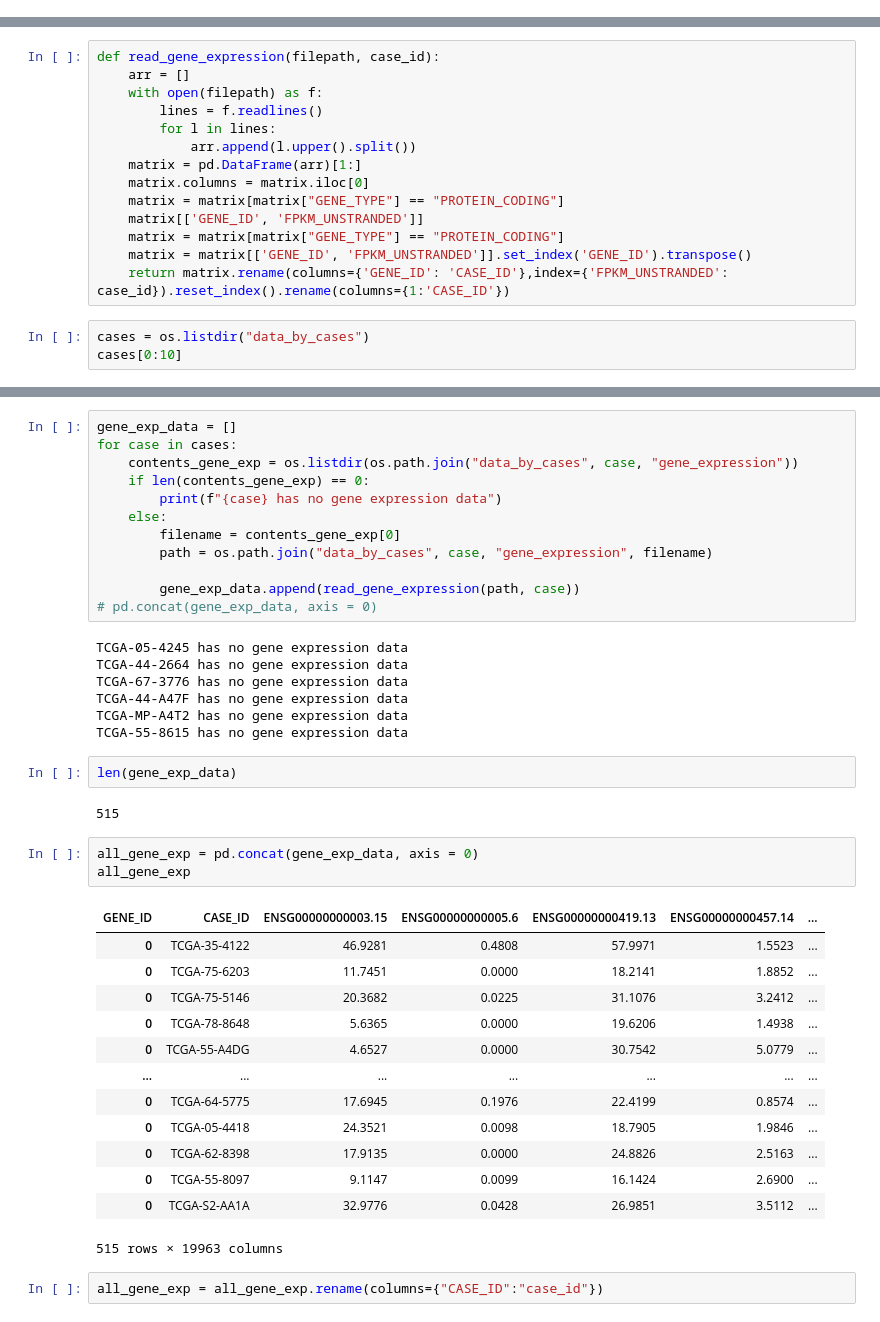
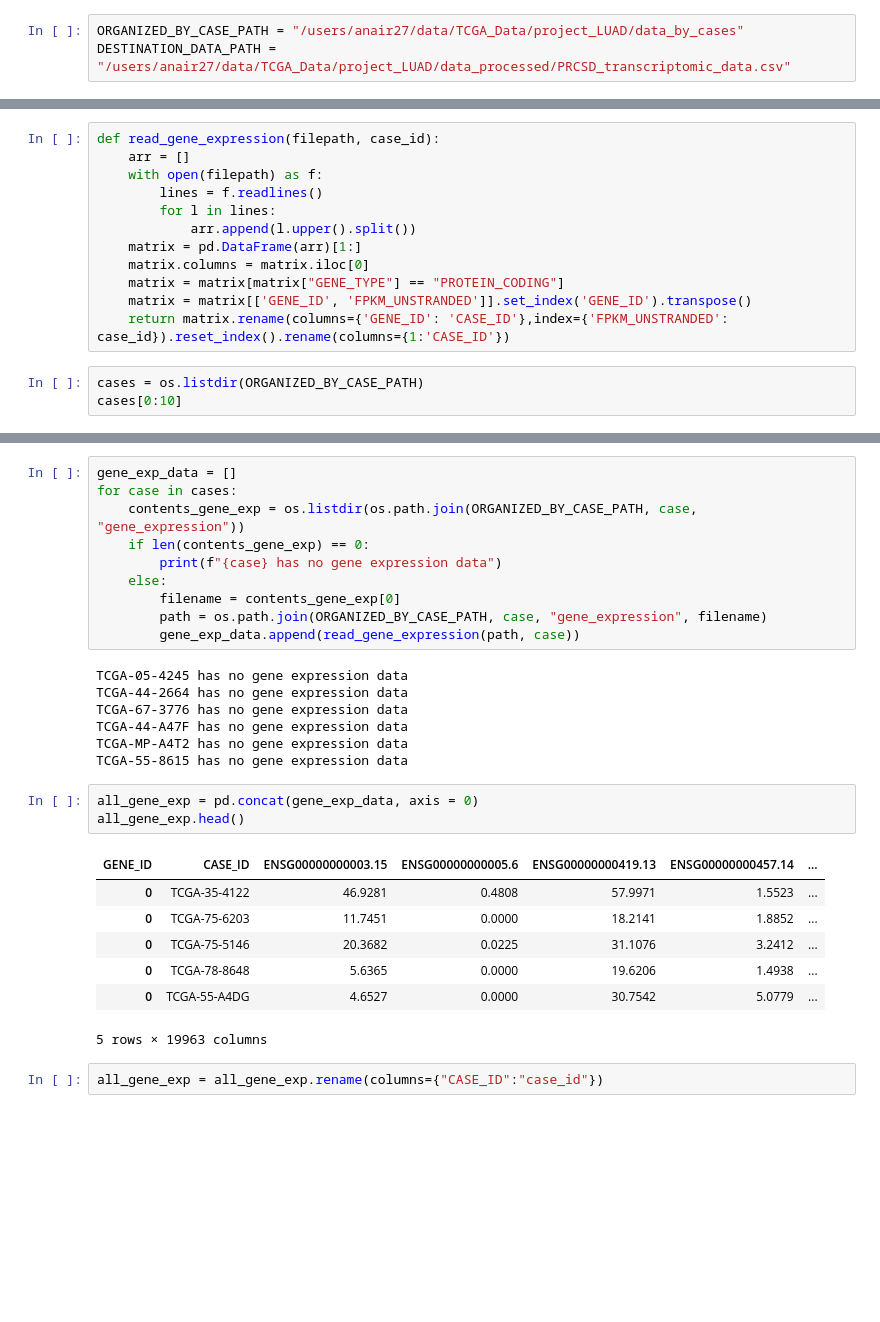
Before and after one commit to akira-nair/multiomic-model-tcga, a Jupyter notebook: preprocessing/preprocess_transcriptomic/create_transcriptome_dataset.ipynb, the cells around one changed output, grey strips where cells are left out. Cells and saved outputs as stored; diff of their text form; blank space fills up the shorter version.

```diff
--- a/preprocessing/preprocess_transcriptomic/create_transcriptome_dataset.ipynb
+++ b/preprocessing/preprocess_transcriptomic/create_transcriptome_dataset.ipynb
@@ -40,0 +16,3 @@ diagnosis.head(10)
+# %%
+ORGANIZED_BY_CASE_PATH = "/users/anair27/data/TCGA_Data/project_LUAD/data_by_cases"
+DESTINATION_DATA_PATH = "/users/anair27/data/TCGA_Data/project_LUAD/data_processed/PRCSD_transcriptomic_data.csv"
@@ -48,12 +28,10 @@ def read_gene_expression(filepath, case_id):
     matrix = pd.DataFrame(arr)[1:]
     matrix.columns = matrix.iloc[0]
     matrix = matrix[matrix["GENE_TYPE"] == "PROTEIN_CODING"]
-    matrix[['GENE_ID', 'FPKM_UNSTRANDED']]
-    matrix = matrix[matrix["GENE_TYPE"] == "PROTEIN_CODING"]
     matrix = matrix[['GENE_ID', 'FPKM_UNSTRANDED']].set_index('GENE_ID').transpose()
     return matrix.rename(columns={'GENE_ID': 'CASE_ID'},index={'FPKM_UNSTRANDED': case_id}).reset_index().rename(columns={1:'CASE_ID'})
 # %%
-cases = os.listdir("data_by_cases")
+cases = os.listdir(ORGANIZED_BY_CASE_PATH)
 cases[0:10]
 # %% [output]
 ['TCGA-35-4122',
@@ -69,15 +49,13 @@ cases[0:10]
 # %%
 gene_exp_data = []
 for case in cases:
-    contents_gene_exp = os.listdir(os.path.join("data_by_cases", case, "gene_expression"))
+    contents_gene_exp = os.listdir(os.path.join(ORGANIZED_BY_CASE_PATH, case, "gene_expression"))
     if len(contents_gene_exp) == 0:
         print(f"{case} has no gene expression data")
     else:
         filename = contents_gene_exp[0]
-        path = os.path.join("data_by_cases", case, "gene_expression", filename)
-
+        path = os.path.join(ORGANIZED_BY_CASE_PATH, case, "gene_expression", filename)
         gene_exp_data.append(read_gene_expression(path, case))
-# pd.concat(gene_exp_data, axis = 0)
 # %% [output]
 TCGA-05-4245 has no gene expression data
 TCGA-44-2664 has no gene expression data
@@ -85,26 +63,16 @@ TCGA-67-3776 has no gene expression data
 TCGA-44-A47F has no gene expression data
 TCGA-MP-A4T2 has no gene expression data
 TCGA-55-8615 has no gene expression data
-# %%
-len(gene_exp_data)
-# %% [output]
-515
 # %%
 all_gene_exp = pd.concat(gene_exp_data, axis = 0)
-all_gene_exp
+all_gene_exp.head()
 # %% [output]
 | GENE_ID | CASE_ID | ENSG00000000003.15 | ENSG00000000005.6 | ENSG00000000419.13 | ENSG00000000457.14 | ... |
 | 0 | TCGA-35-4122 | 46.9281 | 0.4808 | 57.9971 | 1.5523 | ... |
 | 0 | TCGA-75-6203 | 11.7451 | 0.0000 | 18.2141 | 1.8852 | ... |
 | 0 | TCGA-75-5146 | 20.3682 | 0.0225 | 31.1076 | 3.2412 | ... |
 | 0 | TCGA-78-8648 | 5.6365 | 0.0000 | 19.6206 | 1.4938 | ... |
 | 0 | TCGA-55-A4DG | 4.6527 | 0.0000 | 30.7542 | 5.0779 | ... |
-| ... | ... | ... | ... | ... | ... | ... |
-| 0 | TCGA-64-5775 | 17.6945 | 0.1976 | 22.4199 | 0.8574 | ... |
-| 0 | TCGA-05-4418 | 24.3521 | 0.0098 | 18.7905 | 1.9846 | ... |
-| 0 | TCGA-62-8398 | 17.9135 | 0.0000 | 24.8826 | 2.5163 | ... |
-| 0 | TCGA-55-8097 | 9.1147 | 0.0099 | 16.1424 | 2.6900 | ... |
-| 0 | TCGA-S2-AA1A | 32.9776 | 0.0428 | 26.9851 | 3.5112 | ... |
-515 rows × 19963 columns
+5 rows × 19963 columns
 # %%
 all_gene_exp = all_gene_exp.rename(columns={"CASE_ID":"case_id"})
```
Also changed, not shown: parts of 46 cells of this notebook, 4 other files.
